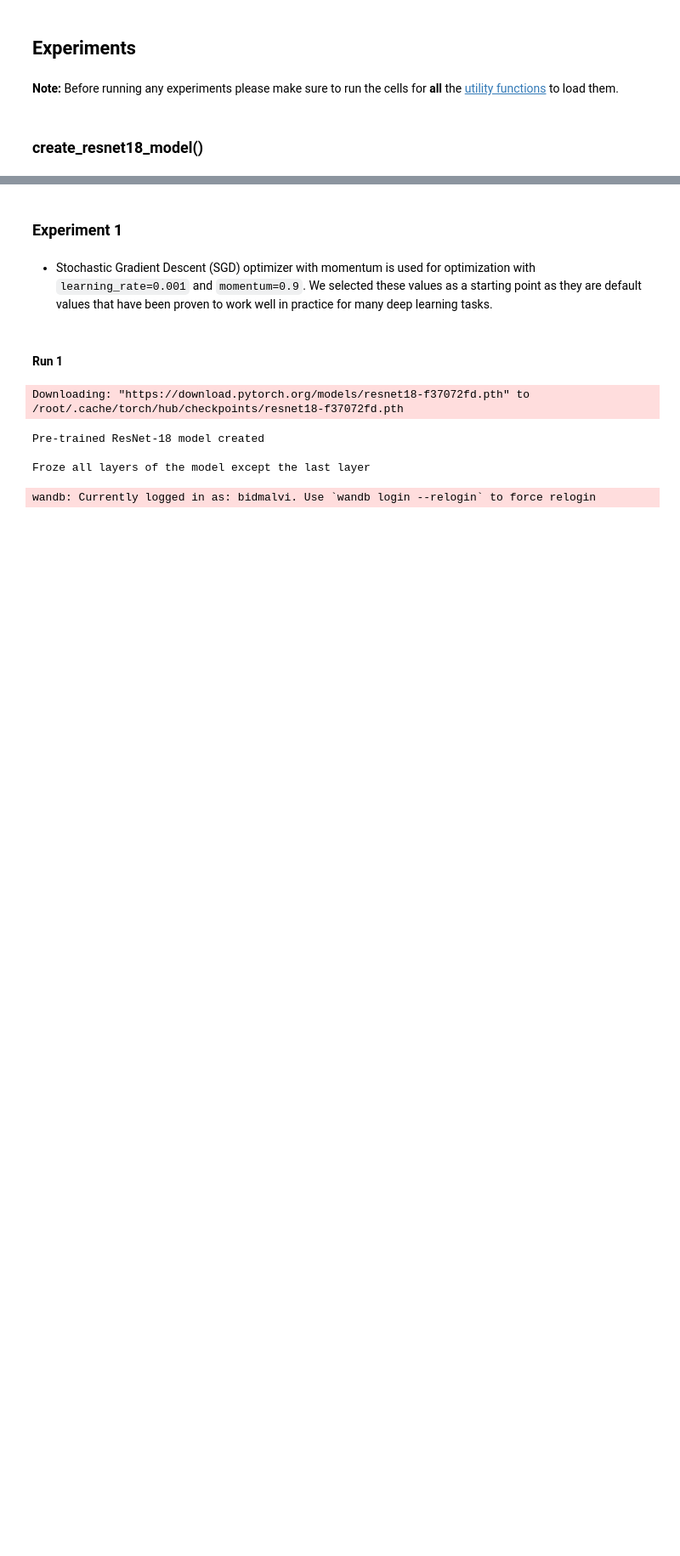
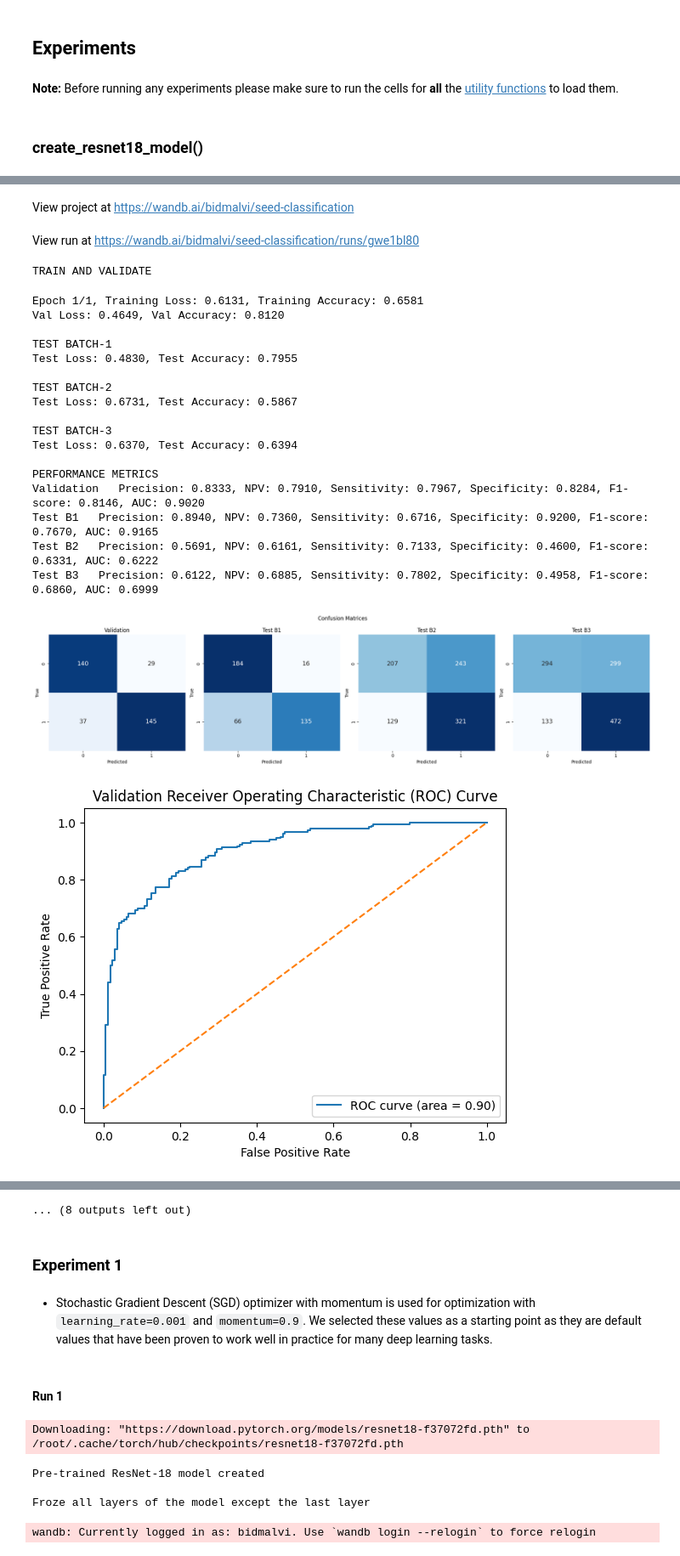
Before and after one commit to malvibid/COMP3029-Computer-Vision, a Jupyter notebook: COMP3029_Computer_Vision_Coursework.ipynb, the cells around one changed output, grey strips where cells are left out. Shown at 85% size. Cells and saved outputs as stored; diff of their text form; code cells hidden in the pictures; blank space fills up the shorter version.

Commit message:
Calculated performance metrics without torchmetrics

```diff
--- a/COMP3029_Computer_Vision_Coursework.ipynb
+++ b/COMP3029_Computer_Vision_Coursework.ipynb
@@ -737,0 +740,28 @@ def evaluate_model(batch_num, model, criterion, eval_loader, test=True, device=t
+# %%
+def plot_confusion_matrices(val_conf_matrix, b1_conf_matrix, b2_conf_matrix, b3_conf_matrix):
+    print() #line for spacing
+    # Create the figure with 4 subplots
+    fig, axs = plt.subplots(nrows=1, ncols=4, figsize=(20, 5))
+
+    # Set the title of each subplot
+    titles = ['Validation', 'Test B1', 'Test B2', 'Test B3']
+
+    # Loop through each subplot and plot the corresponding confusion matrix
+    for i, ax in enumerate(axs.flatten()):
+        if i == 0:
+            conf_matrix = val_conf_matrix
+        elif i == 1:
+            conf_matrix = b1_conf_matrix
+        elif i == 2:
+            conf_matrix = b2_conf_matrix
+        else:
+            conf_matrix = b3_conf_matrix
+        sns.heatmap(conf_matrix, annot=True, cmap='Blues', fmt='g', cbar=False, annot_kws={"fontsize": 14}, ax=ax)
+        ax.set_title(titles[i])
+        ax.set_xlabel('Predicted')
+        ax.set_ylabel('True')
+
+    # Set the title for the entire figure
+    fig.suptitle("Confusion Matrices")
+    plt.tight_layout()
+    plt.show()
@@ -738,3 +770,15 @@ def evaluate_model(batch_num, model, criterion, eval_loader, test=True, device=t
+# %%
+def plot_roc_curve(figure_name, auc, fpr, tpr):
+    print() #line for spacing
+    # Visualize the ROC curve
+    plt.figure()
+    plt.plot(fpr, tpr, label=f'ROC curve (area = {auc:.2f})')
+    plt.plot([0, 1], [0, 1], linestyle='--')
+    plt.xlabel('False Positive Rate')
+    plt.ylabel('True Positive Rate')
+    plt.title(f'{figure_name} Receiver Operating Characteristic (ROC) Curve')
+    plt.legend(loc='lower right')
+    plt.show()
 # %% [markdown]
 ## save_best_model()
 # %%
@@ -911,0 +984,5 @@ def create_resnet18_model():
+# %%
+# Define the optimizer type and its args
+optimizer_SGD_args = {'lr': 0.001, 'momentum': 0.9}
+best_accuracies = run_experiment(best_accuracies, "Test_Exp", create_resnet18_model(), optim.SGD, optimizer_SGD_args, epochs=1, freeze=True, transfer_learning=True)
+# %% [output]
@@ -911,0 +995,22 @@ def create_resnet18_model():
+View project at https://wandb.ai/bidmalvi/seed-classification
+View run at https://wandb.ai/bidmalvi/seed-classification/runs/gwe1bl80
+TRAIN AND VALIDATE
+Epoch 1/1, Training Loss: 0.6131, Training Accuracy: 0.6581
+Val Loss: 0.4649, Val Accuracy: 0.8120
+
+TEST BATCH-1
+Test Loss: 0.4830, Test Accuracy: 0.7955
+
+TEST BATCH-2
+Test Loss: 0.6731, Test Accuracy: 0.5867
+
+TEST BATCH-3
+Test Loss: 0.6370, Test Accuracy: 0.6394
+
+PERFORMANCE METRICS
+Validation   Precision: 0.8333, NPV: 0.7910, Sensitivity: 0.7967, Specificity: 0.8284, F1-score: 0.8146, AUC: 0.9020
+Test B1   Precision: 0.8940, NPV: 0.7360, Sensitivity: 0.6716, Specificity: 0.9200, F1-score: 0.7670, AUC: 0.9165
+Test B2   Precision: 0.5691, NPV: 0.6161, Sensitivity: 0.7133, Specificity: 0.4600, F1-score: 0.6331, AUC: 0.6222
+Test B3   Precision: 0.6122, NPV: 0.6885, Sensitivity: 0.7802, Specificity: 0.4958, F1-score: 0.6860, AUC: 0.6999
+[figure, added]
+[figure, added]
@@ -912,3 +1019,4 @@ def create_resnet18_model():
+... (8 outputs left out)
 # %% [markdown]
 ### Experiment 1
 # %% [markdown]
```
Also changed, not shown: parts of 16 cells of this notebook.
